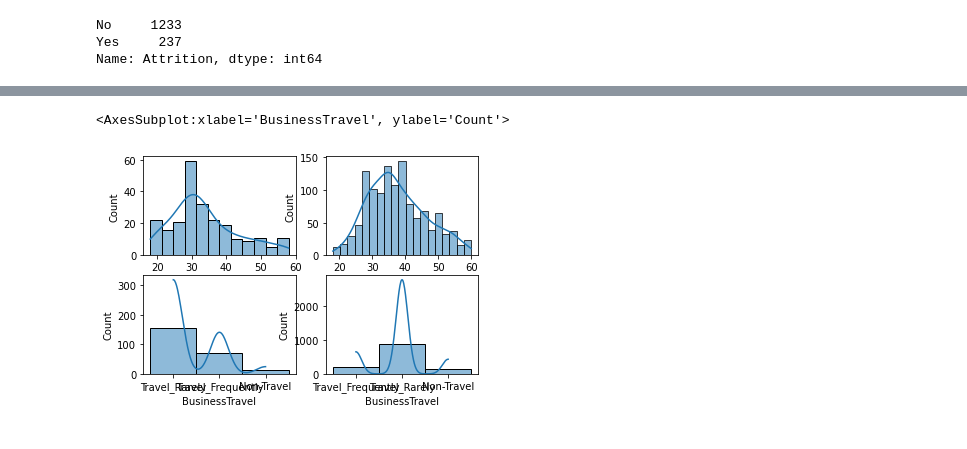
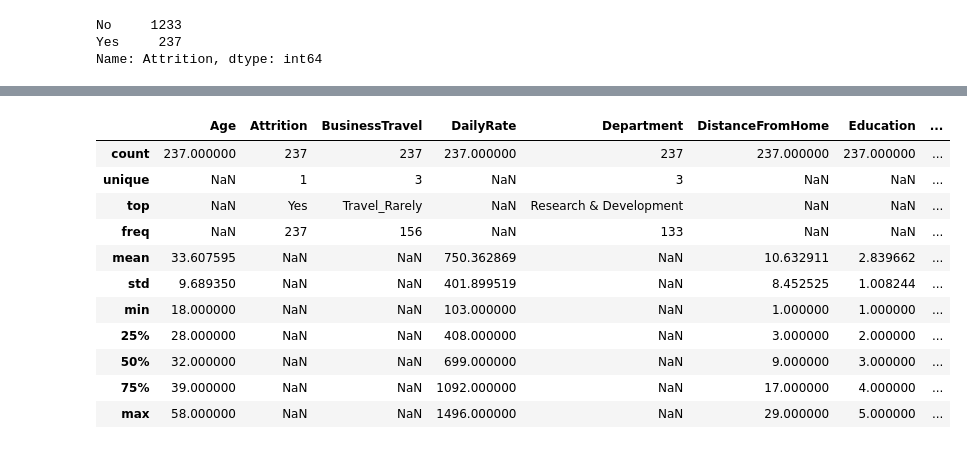
Before and after one commit to ecemdenizb/IBM-HR-analytics-employee-attrition, a Jupyter notebook: hw1-v1.ipynb, the cells around one changed output, grey strips where cells are left out. Saved outputs shown, nothing was run; the diff lists cells and outputs as text; code cells hidden in the pictures.

```diff
--- a/hw1-v1.ipynb
+++ b/hw1-v1.ipynb
@@ -124,15 +113,15 @@ sns.histplot(data=ds.loc[ds_neg_ix,'Age'],kde=True)
-# %%
-fig,ax = plt.subplots(5,2, figsize=(9,9))
-
-#plt.subplot(2,2,1)
-sns.histplot(data=ds.loc[ds_pos_ix,'Age'],kde=True, ax=ax[0,0])
-#plt.subplot(2,2,2)
-sns.histplot(data=ds.loc[ds_neg_ix,'Age'],kde=True)
-
-plt.subplot(2,2,3)
-sns.histplot(data=ds.loc[ds_pos_ix,'BusinessTravel'],kde=True)
-plt.subplot(2,2,4)
-sns.histplot(data=ds.loc[ds_neg_ix,'BusinessTravel'],kde=True)
-# %% [output]
-<AxesSubplot:xlabel='BusinessTravel', ylabel='Count'>
-[figure, removed]
+# %%
+ds.loc[ds_pos_ix,:].describe(include='all')
+# %% [output]
+|  | Age | Attrition | BusinessTravel | DailyRate | Department | DistanceFromHome | Education | ... |
+| count | 237.000000 | 237 | 237 | 237.000000 | 237 | 237.000000 | 237.000000 | ... |
+| unique | NaN | 1 | 3 | NaN | 3 | NaN | NaN | ... |
+| top | NaN | Yes | Travel_Rarely | NaN | Research & Development | NaN | NaN | ... |
+| freq | NaN | 237 | 156 | NaN | 133 | NaN | NaN | ... |
+| mean | 33.607595 | NaN | NaN | 750.362869 | NaN | 10.632911 | 2.839662 | ... |
+| std | 9.689350 | NaN | NaN | 401.899519 | NaN | 8.452525 | 1.008244 | ... |
+| min | 18.000000 | NaN | NaN | 103.000000 | NaN | 1.000000 | 1.000000 | ... |
+| 25% | 28.000000 | NaN | NaN | 408.000000 | NaN | 3.000000 | 2.000000 | ... |
+| 50% | 32.000000 | NaN | NaN | 699.000000 | NaN | 9.000000 | 3.000000 | ... |
+| 75% | 39.000000 | NaN | NaN | 1092.000000 | NaN | 17.000000 | 4.000000 | ... |
+| max | 58.000000 | NaN | NaN | 1496.000000 | NaN | 29.000000 | 5.000000 | ... |
```
Also changed, not shown: parts of 21 cells of this notebook.
